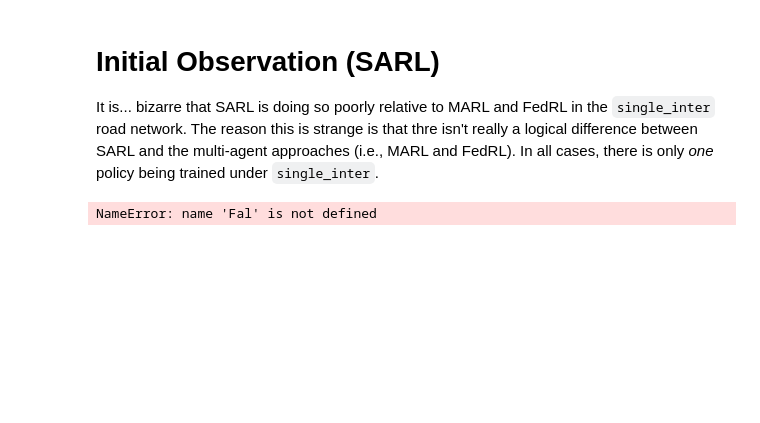
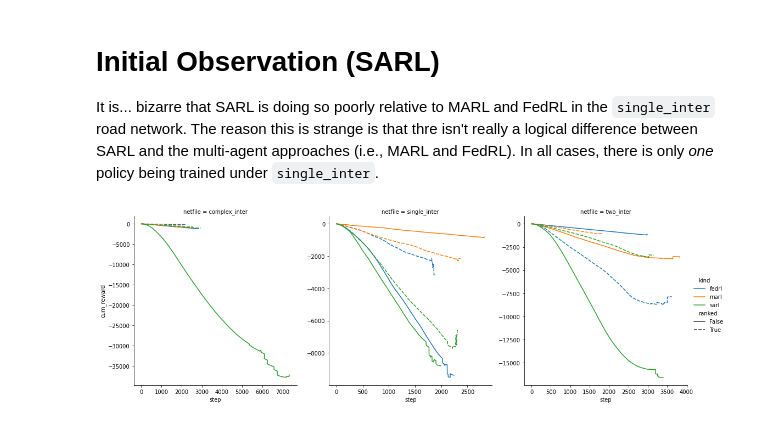
Before and after one commit to nathaniel-hudson/SUMO-FedRL, a Jupyter notebook: Evaluator.ipynb, the cells around one changed output. Cells and saved outputs as stored; diff of their text form; code cells hidden in the pictures; blank space fills up the shorter version.

```diff
--- a/Evaluator.ipynb
+++ b/Evaluator.ipynb
@@ -72,19 +72,19 @@ It is... bizarre that SARL is doing so poorly relative to MARL and FedRL in the
 # %%
 sns.relplot(
     data=data,
     kind="line",
     style="ranked",
     hue="kind",
     col="netfile",
     x="step",
     y="cum_reward",
     ci=None,
-    facet_kws={"sharey": False, "sharex": Fal}
+    facet_kws={"sharey": False, "sharex": False}
 )
 plt.savefig("reward_over_time.pdf")
 plt.show()
 # %% [output]
-NameError: name 'Fal' is not defined
+[figure, added]
 # %%
 g = sns.relplot(data=data, kind="line", style="ranked", hue="kind", col="netfile", x="episode", y="cum_reward", facet_kws={"sharey": False})
 plt.show()
```
Also changed, not shown: parts of 4 cells of this notebook, 13 other files.
